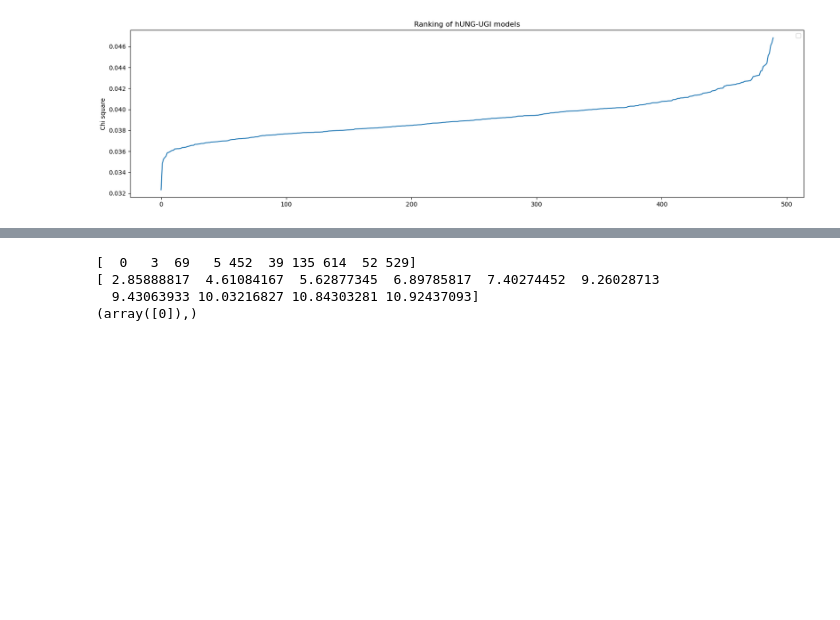
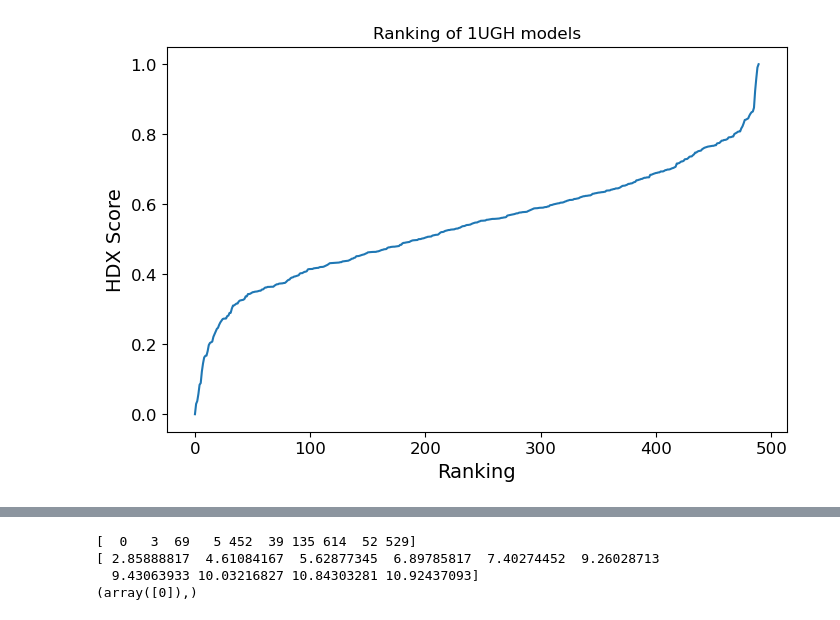
Before and after one commit to SuperChrisW/HDXRank, a Jupyter notebook: script/test.ipynb, the cells around one changed output, grey strips where cells are left out. Drawn from its saved outputs; the diff is of its cells as text; code cells hidden in the pictures; blank space fills up the shorter version.

```diff
--- a/script/test.ipynb
+++ b/script/test.ipynb
@@ -29,6 +42,9 @@ import matplotlib.pyplot as plt
 def get_true_diff(HDX_fpath, apo_states, complex_states):
     def get_weighted_uptake(HDX_df, protein, state, correction):
         temp_HDX_df = HDX_df[(HDX_df['state']==state) & (HDX_df['protein']==protein)]
+        #temp_HDX_df = temp_HDX_df[(temp_HDX_df['log_t']<2.85) & (temp_HDX_df['log_t']>1.35)]
+        temp_HDX_df = temp_HDX_df[(temp_HDX_df['log_t']==3)]
+
         print(protein, state, temp_HDX_df.shape)
         temp_HDX_df = temp_HDX_df.sort_values(by=['start', 'end'], ascending=[True, True])
 
@@ -64,6 +80,7 @@ def get_true_diff(HDX_fpath, apo_states, complex_states):
             true_complex[l] = u
         complex_mtx.update(U_complex_mtx)
 
+    print(apo_mtx, complex_mtx)
     true_diff = {}
     diff_mtx = {}
     for key in true_apo.keys():
@@ -73,14 +90,15 @@ def get_true_diff(HDX_fpath, apo_states, complex_states):
     return true_diff, diff_mtx
 
 # Delta true diff
-HDX_fpath = '/home/lwang/models/HDX_LSTM/data/Latest_test/hdock/HDX_files/BioChem_UNGUGI_revised.xlsx'
-apo_states = [('hUNG', 'apo', -9)] # protein, state, residue id correction
+apo_states = [('hUNG', 'apo', -9)]
 complex_states = [('hUNG-UGI', 'complex', -9)]
 true_diff, diff_RFU_mtx = get_true_diff(HDX_fpath, apo_states, complex_states)
 
 plt.figure(figsize=(30, 15))
 plt.tight_layout()
 plt.subplot(2, 1, 1) # 2 row, 1 columns, 1st subplot
+plt.title(f'1UGH_A', fontsize=20)
+
 x_labels = list(true_diff.keys())
 x_positions = np.arange(len(x_labels))  # numerical positions for x-axis
 plt.xticks(x_positions, x_labels, rotation=90)  # apply labels with rotation for clarity
@@ -95,7 +113,6 @@ for time in sorted_times:
 plt.plot(x_positions, list(true_diff.values()), label='True diff', color='k', marker='o', linestyle='-', linewidth=2, markersize=5)
 plt.ylabel('RFU difference')
 plt.axhline(y=0, color='r', linestyle='--', label='Zero line')
-plt.ylim(-1, 1)
 plt.grid(True)
 plt.legend()
 
@@ -103,6 +120,8 @@ apo_states = [('UGI', 'apo', 0)]
 complex_states = [('UGI-hUNG', 'complex', 0)]
 true_diff, diff_RFU_mtx = get_true_diff(HDX_fpath, apo_states, complex_states)
 plt.subplot(2, 1, 2) # 2 row, 1 columns, 1st subplot
+plt.title(f'1UGH_B', fontsize=20)
+
 x_labels = list(true_diff.keys())
 x_positions = np.arange(len(x_labels))  # numerical positions for x-axis
 plt.xticks(x_positions, x_labels, rotation=90)  # apply labels with rotation for clarity
@@ -117,9 +136,8 @@ for time in sorted_times:
 plt.plot(x_positions, list(true_diff.values()), label='True diff', color='k', marker='o', linestyle='-', linewidth=2, markersize=5)
 plt.ylabel('RFU difference')
 plt.axhline(y=0, color='r', linestyle='--', label='Zero line')
-plt.ylim(-1, 1)
 plt.grid(True)
 plt.legend()
 plt.show()
-#plt.savefig(f'/home/lwang/models/HDX_LSTM/data/Latest_test/hdock/diff_HDX.png', dpi=300)
+#plt.savefig(f'/home/lwang/models/HDX_LSTM/data/Latest_test/hdock/diff_HDX_{protein_name}_cluster{cluster_id}.png', dpi=300)
 # %% [output]
@@ -331,10 +393,19 @@ def binary_cross_entropy(y_true, y_pred):
     y_pred = np.clip(y_pred, epsilon, 1. - epsilon)  # Clip predictions to avoid log(0)
     bce = -np.sum(y_true * np.log(y_pred) + (1-y_true) * np.log(1-y_pred)) / y_true.shape[0]
     return bce
-def mean_squared_error(y_true, y_pred, error_limit):
-    return np.mean(((y_true - y_pred)/error_limit) ** 2)
+def mean_squared_error(y_true, y_pred, error_limit, d=0.05):
+    epsilon = 1e-12
+    weight = ((y_true+epsilon)/d) ** 2 # difference above 0.1 will give higher weight
+    return np.mean((weight * (((y_true - y_pred)/error_limit) ** 2)))
 
-def get_mae(df, complex_batchname, apo_batchname, true_diff):
+def Inverse_Square_Scale(y, d):
+    return 1- 1/(1+(y/d)**2)
+
+def max_min_scale(y):
+    y = np.array(y)
+    return (y - np.min(y)) / (np.max(y) - np.min(y))
+
+def get_chi_score(df, complex_batchname, apo_batchname, true_diff):
     complex_pred_df = df[(df['Batch'] == complex_batchname)]
     apo_pred_df = df[df['Batch'] == apo_batchname]
     if complex_pred_df.shape[0] == 0 or apo_pred_df.shape[0] == 0:
@@ -356,57 +427,60 @@ def get_mae(df, complex_batchname, apo_batchname, true_diff):
         return None
 
     error_limit = 1
-    loss = mean_squared_error(y_true, y_pred, error_limit)
+    #loss = Inverse_Square_Scale(mean_squared_error(y_true, y_pred, error_limit), 0.01)
+    loss = mean_squared_error(y_true, y_pred, error_limit, d=0.1)
     return loss
-
-HDX_fpath = '/home/lwang/models/HDX_LSTM/data/Latest_test/hdock/HDX_files/BioChem_UNGUGI_revised.xlsx'
-apo_states = [('UGI', 'apo', 0)]
-complex_states = [('UGI-hUNG', 'complex', 0)]
-true_diff_ligand, _ = get_true_diff(HDX_fpath, apo_states, complex_states)
 
 apo_states = [('hUNG', 'apo', -9)]
 complex_states = [('hUNG-UGI', 'complex', -9)]
+true_diff_ligand, _ = get_true_diff(HDX_fpath, apo_states, complex_states)
+
+apo_states = [('UGI', 'apo', 0)]
+complex_states = [('UGI-hUNG', 'complex', 0)]
 true_diff_target, _ = get_true_diff(HDX_fpath, apo_states, complex_states)
 
-pdb_dir = f'/home/lwang/models/HDX_LSTM/data/Latest_test/hdock/structure/1UGH'
+pdb_dir = f'/home/lwang/models/HDX_LSTM/data/Latest_test/hdock/structure/{protein_name}'
 ref_model = '1UGH'
 ref_chains = ['A']
 complex_batches = [f'MODEL_{i}_REVISED' for i in range(1, 501)]
-structures = preload_pdb_structures(pdb_dir, complex_batches)
+#structures = preload_pdb_structures(pdb_dir, complex_batches)
+#chain_map = {"A": "A", "C": "C"}
 
 apo_ref = ['1AKZ', '1UGI']
 maes = []
 rmsd = []
-jaccard = []
-
-## OPTION: extract binding site
-chains = read_PDB('', f'{pdb_dir}/{ref_model}.pdb')
-_, contact_list1 = bindingsite_extract(chains, chain1='A', chain2='B', dist_cutoff=8.5)
 
 for i, batch in tqdm(enumerate(complex_batches)):
-    mae_ligand = get_mae(df, batch, apo_ref[1], true_diff_ligand)
-    mae_target = get_mae(df, batch, apo_ref[0], true_diff_target)
-    if mae_ligand is not None and mae_target is not None:
+    mae_ligand = get_chi_score(average_df, batch, apo_ref[0], true_diff_ligand)
+    #mae_ligand = None
+    mae_target = get_chi_score(average_df, batch, apo_ref[1], true_diff_target)
+    if mae_target is not None:
         mae = (mae_ligand + mae_target) / 2
+        #mae = mae_target
         maes.append(mae)
         rmsd.append(get_RMSD(pdb_dir, batch, ref_model, ref_chains))
+        #dockQ = get_dockQ_score(pdb_dir, batch, ref_model, chain_map=chain_map)
+        #rmsd.append(dockQ[1])
 
-        ## OPTION: extract binding site to calculate jaccard index
-        chains = read_PDB('UNG-UGI', f'{pdb_dir}/{batch}.pdb')
-        _, contact_list2 = bindingsite_extract(chains, chain1='A', chain2='B', dist_cutoff=8.5)
-        j_index = len(set.intersection(set(contact_list1[:,0]), set(contact_list2[:,0]))) / len(set.union(set(contact_list1[:,0]), set(contact_list2[:,0])))
-        jaccard.append(j_index)
-
+maes = max_min_scale(maes)
 batch_id = [int(i.split('_')[1]) for i in complex_batches]
-sorted_batch = sorted(zip(maes, batch_id , rmsd), key=lambda x: x[0])
+sorted_batch = sorted(zip(maes, batch_id , rmsd), key=lambda x: x[0], reverse=False)
 print(sorted_batch[:10])
 
-plt.figure(figsize = (20, 5))
-#plt.axvspan(-0.5, 9.5, color='green', label = 'top 10 models', alpha=0.3)
+HDX_top30 = [id for _, id, _ in sorted_batch[:50]]
+
+rmsd_sorted = sorted(zip(rmsd, batch_id), key=lambda x: x[0], reverse=False)
+rmsd_top30 = [id for _, id in rmsd_sorted[:50]]
+print(rmsd_top30)
+print(HDX_top30)
+
+plt.figure(figsize = (8, 5))
 plt.plot([i[0] for i in sorted_batch])
-plt.ylabel('Chi square')
-plt.title(f'Ranking of hUNG-UGI models')
-plt.legend()
-plt.show()
-#plt.savefig(f'/home/lwang/models/HDX_LSTM/results/240411_BiLSTMGAT_v2_1/{protein_name}_ranking.png')
+plt.ylabel('HDX Score', fontsize=14)
+plt.xlabel('Ranking', fontsize=14)
+plt.title(f'Ranking of {ref_model} models')
+plt.tick_params(axis='both', labelsize=12)
+
+#plt.show()
+plt.savefig(f'/home/lwang/models/HDX_LSTM/data/Latest_test/hdock/hdock_files/{ref_model}_ranking.png')
 # %% [output]
@@ -419,4 +496,4 @@ No artists with labels found to put in legend.  Note that artists whose label st
-[figure, old version]
+[figure, new version]
 # %%
 # plot RMSD and mae index
 from scipy.stats import pearsonr, spearmanr
```
Also changed, not shown: parts of 7 cells of this notebook, 4 other files.
